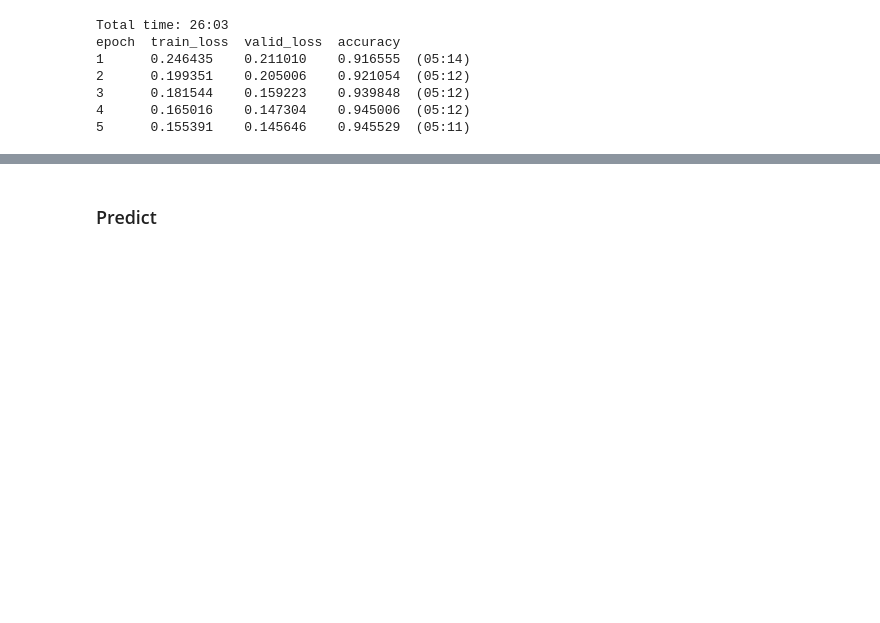
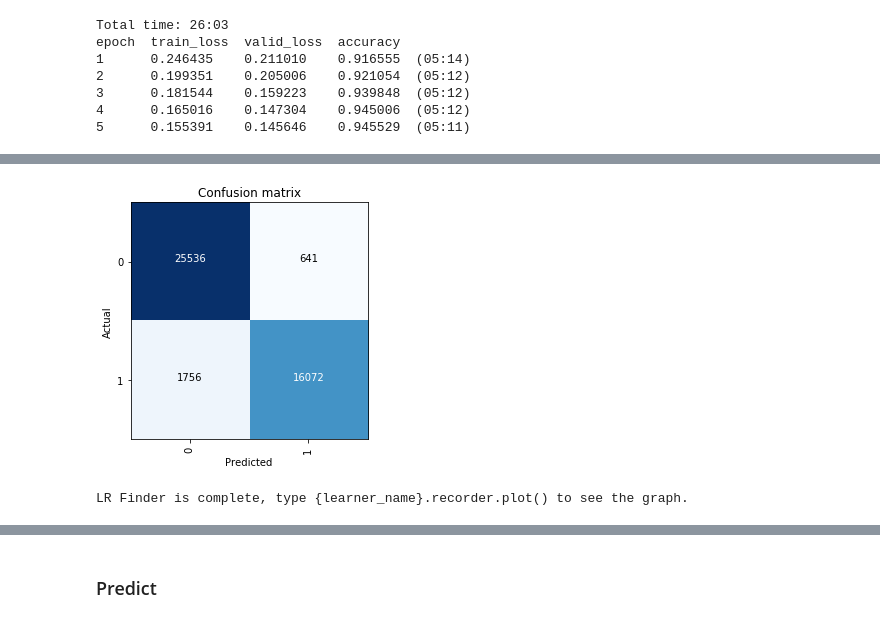
Before and after one commit to ademyanchuk/course-v3, a Jupyter notebook: nbs/dl1/histo-cancer-pred.ipynb, the cells around one changed output, grey strips where cells are left out. Saved outputs shown, nothing was run; the diff lists cells and outputs as text; code cells hidden in the pictures; blank space fills up the shorter version.

```diff
--- a/nbs/dl1/histo-cancer-pred.ipynb
+++ b/nbs/dl1/histo-cancer-pred.ipynb
@@ -121,0 +146,4 @@ learn.load('stage-1-rn34')
+# %%
+interp.plot_confusion_matrix()
+# %% [output]
+[figure, added]
@@ -121,0 +152,4 @@ learn.load('stage-1-rn34')
+# %%
+learn.lr_find()
+# %% [output]
+LR Finder is complete, type {learner_name}.recorder.plot() to see the graph.
```
Also changed, not shown: parts of 19 cells of this notebook.
